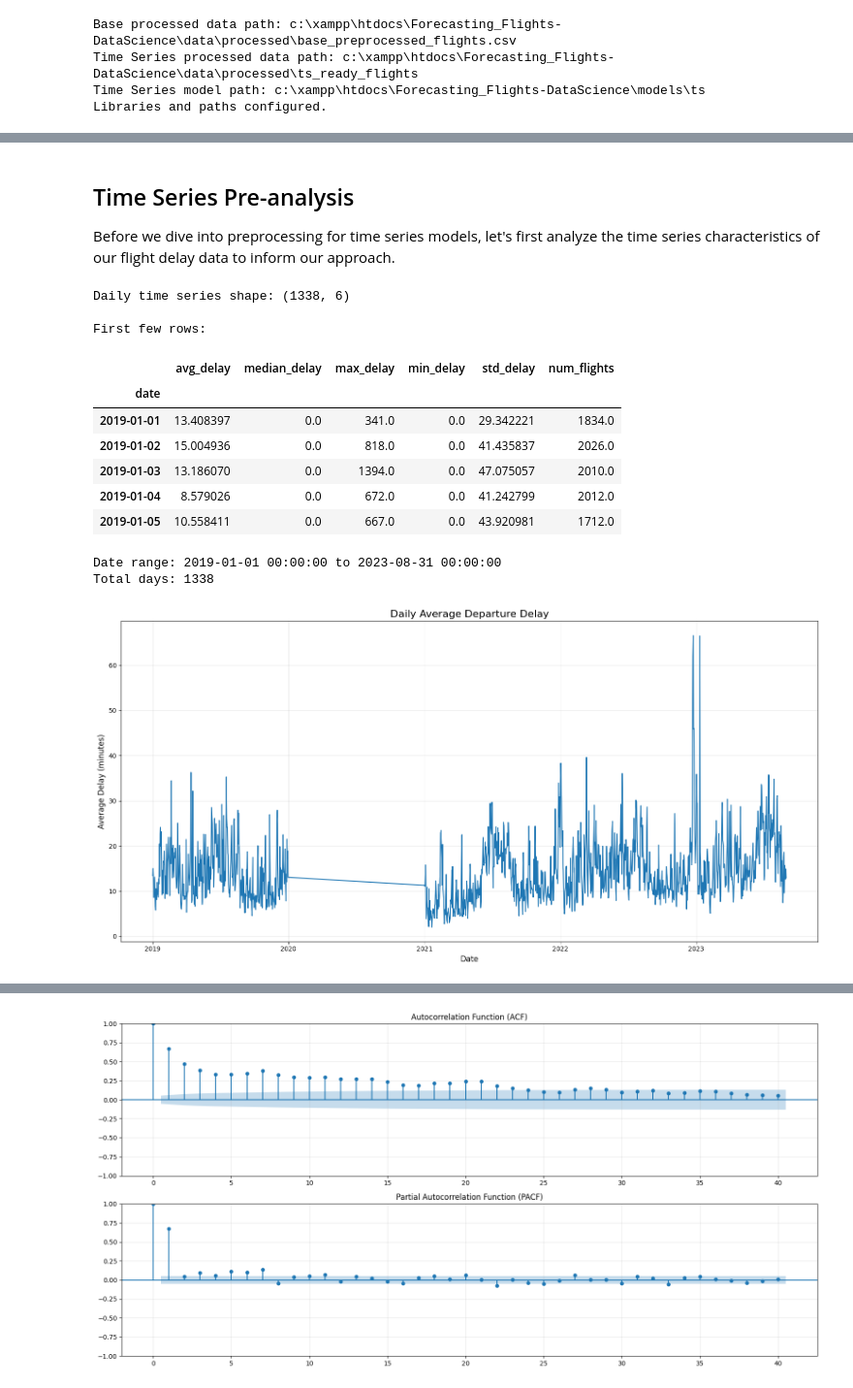
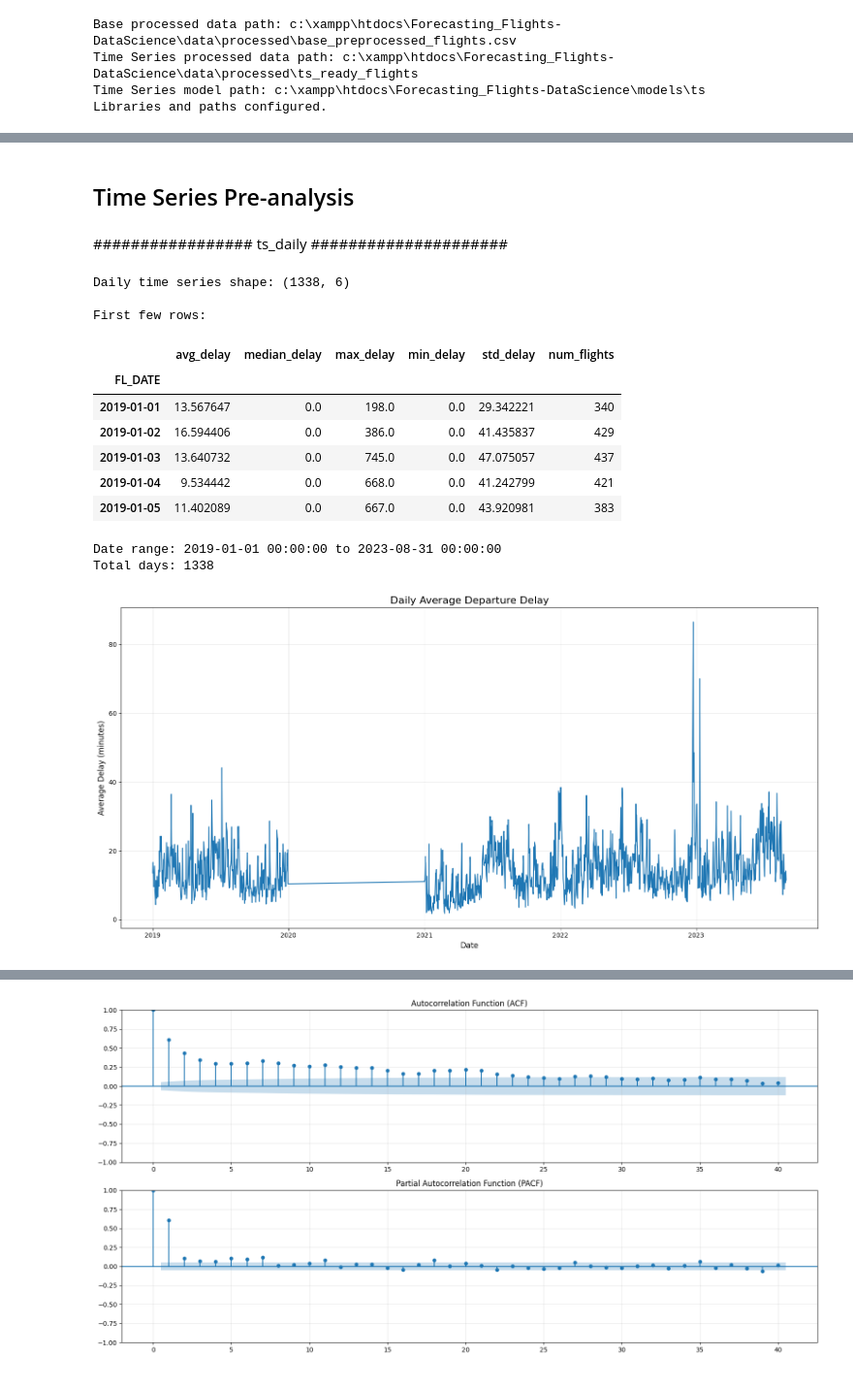
Before and after one commit to Suee18/Forecasting_Flights-DataScience, a Jupyter notebook: notebooks/preprocessing_pipelines/04_ts_preprocessing.ipynb, the cells around one changed output, grey strips where cells are left out. Shown at 97% size. Saved outputs shown, nothing was run; the diff lists cells and outputs as text; code cells hidden in the pictures.

```diff
--- a/notebooks/preprocessing_pipelines/04_ts_preprocessing.ipynb
+++ b/notebooks/preprocessing_pipelines/04_ts_preprocessing.ipynb
@@ -181,3 +173,13 @@ categorical_cols = df_after_drop.select_dtypes(include=['object', 'category']).c
 for col in categorical_cols:
     if df_after_drop[col].isnull().any():
         df_after_drop[col].fillna(df_after_drop[col].mode()[0], inplace=True)
+
+# Store the imputed result in a new DataFrame
+df_imputed = df_after_drop.copy()
+
+# Optionally print a summary to verify the changes
+print("Missing values after imputation:")
+missing_counts = df_imputed.isnull().sum()
+missing_percent = df_imputed.isnull().mean() * 100
+for col in df_imputed.columns:
+    print(f"- {col}: {missing_counts[col]} missing ({missing_percent[col]:.2f}%)")
@@ -184,5 +204,3 @@ for col in categorical_cols:
 # %% [markdown]
 ## Time Series Pre-analysis
-
-Before we dive into preprocessing for time series models, let's first analyze the time series characteristics of our flight delay data to inform our approach.
 # %%
@@ -361,38 +283,41 @@ def aggregate_to_time_series(chunks, agg_level='daily', target_col='DEP_DELAY'):
+# %% [markdown]
+################# ts_daily #####################
 # %%
-# Create and analyze daily aggregated time series
-ts_daily = aggregate_to_time_series(load_processed_data(BASE_PROCESSED_PATH), agg_level='daily')
+# Use df_imputed instead of processed data for aggregation
+ts_daily = aggregate_to_time_series(df_imputed, agg_level='daily')
 
+# Display the shape of the aggregated time series
 print(f"Daily time series shape: {ts_daily.shape}")
 print("\nFirst few rows:")
 display(ts_daily.head())
 
-# Check the date range
+# Check the date range of the aggregated time series
 print(f"Date range: {ts_daily.index.min()} to {ts_daily.index.max()}")
 print(f"Total days: {len(ts_daily)}")
 
-# Plot the time series
+# Plot the daily average delay
 plt.figure(figsize=(16, 8))
 plt.plot(ts_daily.index, ts_daily['avg_delay'], linewidth=1.5)
 plt.title('Daily Average Departure Delay', fontsize=16)
 plt.xlabel('Date', fontsize=12)
 plt.ylabel('Average Delay (minutes)', fontsize=12)
 plt.grid(True, alpha=0.3)
 plt.tight_layout()
 plt.show()
 # %% [output]
 Daily time series shape: (1338, 6)
 
 First few rows:
 |  | avg_delay | median_delay | max_delay | min_delay | std_delay | num_flights |
-| date |  |  |  |  |  |  |
-| 2019-01-01 | 13.408397 | 0.0 | 341.0 | 0.0 | 29.342221 | 1834.0 |
-| 2019-01-02 | 15.004936 | 0.0 | 818.0 | 0.0 | 41.435837 | 2026.0 |
-| 2019-01-03 | 13.186070 | 0.0 | 1394.0 | 0.0 | 47.075057 | 2010.0 |
-| 2019-01-04 | 8.579026 | 0.0 | 672.0 | 0.0 | 41.242799 | 2012.0 |
-| 2019-01-05 | 10.558411 | 0.0 | 667.0 | 0.0 | 43.920981 | 1712.0 |
+| FL_DATE |  |  |  |  |  |  |
+| 2019-01-01 | 13.567647 | 0.0 | 198.0 | 0.0 | 29.342221 | 340 |
+| 2019-01-02 | 16.594406 | 0.0 | 386.0 | 0.0 | 41.435837 | 429 |
+| 2019-01-03 | 13.640732 | 0.0 | 745.0 | 0.0 | 47.075057 | 437 |
+| 2019-01-04 | 9.534442 | 0.0 | 668.0 | 0.0 | 41.242799 | 421 |
+| 2019-01-05 | 11.402089 | 0.0 | 667.0 | 0.0 | 43.920981 | 383 |
 Date range: 2019-01-01 00:00:00 to 2023-08-31 00:00:00
 Total days: 1338
-[figure, old version]
+[figure, new version]
 # %%
 # Check for stationarity
 def check_stationarity(ts, column='avg_delay'):
```
Also changed, not shown: parts of 31 cells of this notebook.
